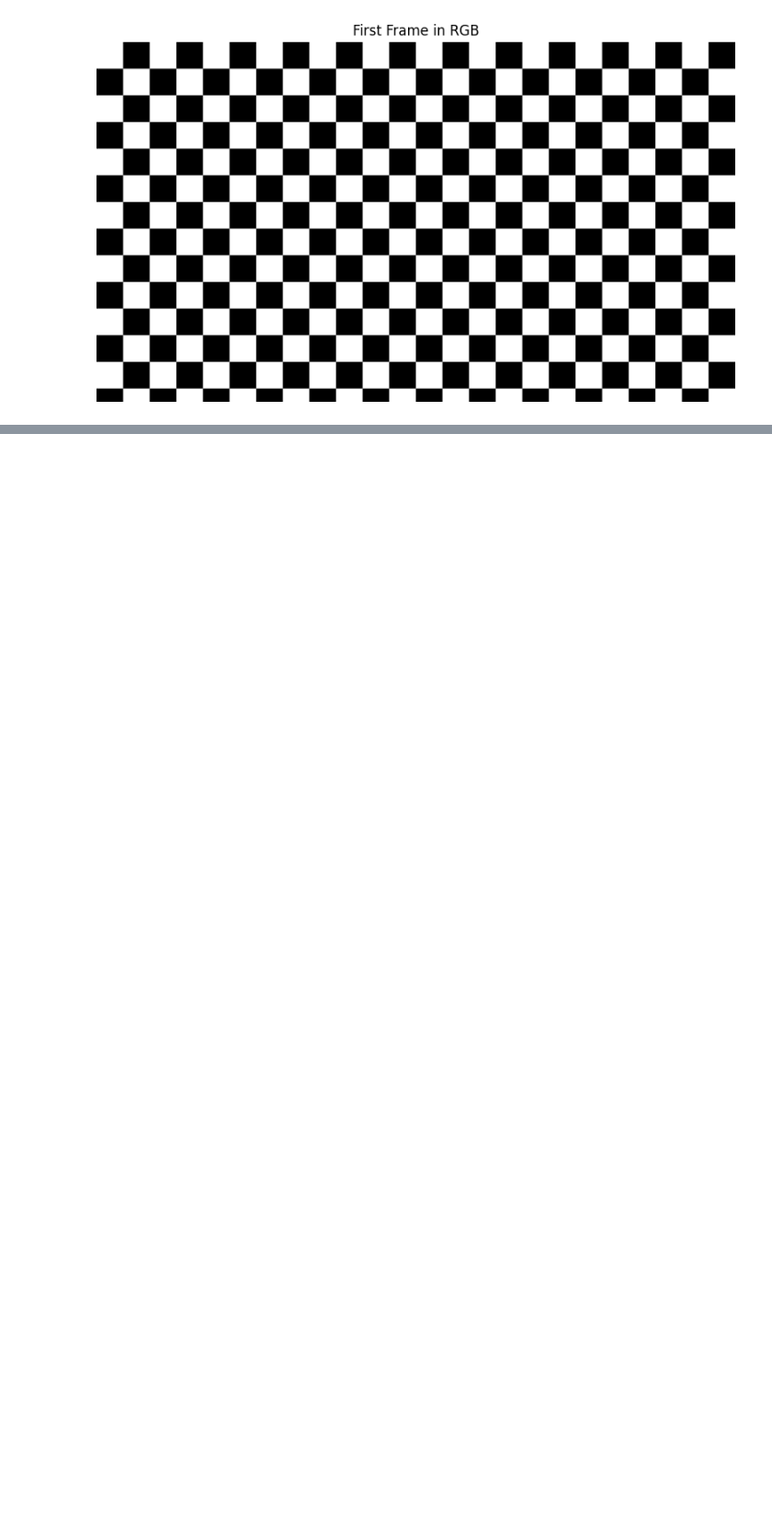
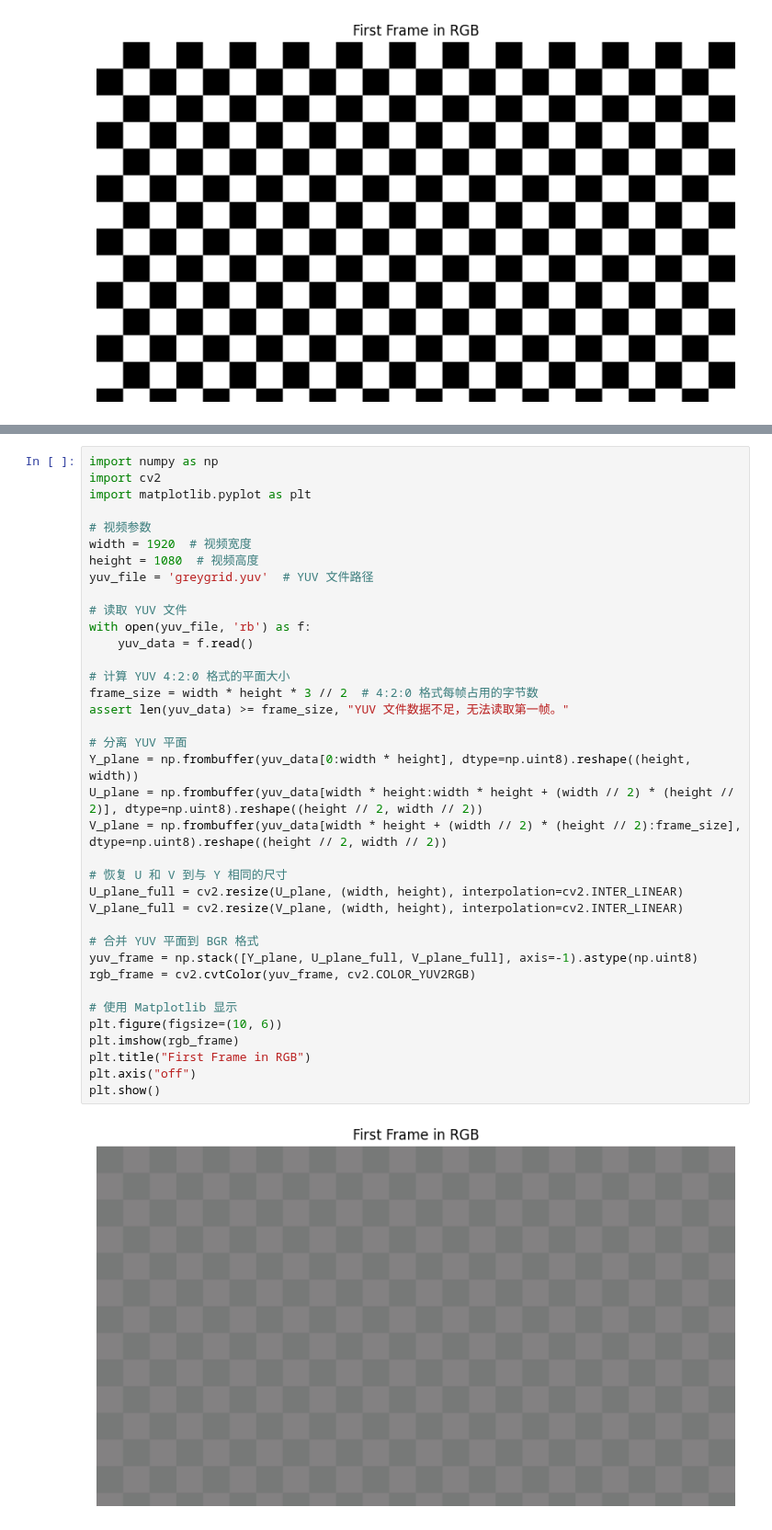
Before and after one commit to ac-freeman/GSVC, a Jupyter notebook: genrate_video.ipynb, the cells around one changed output, grey strips where cells are left out. Shown at 92% size. Drawn from its saved outputs; the diff is of its cells as text; blank space fills up the shorter version.

```diff
--- a/genrate_video.ipynb
+++ b/genrate_video.ipynb
@@ -164,0 +211,39 @@ plt.show()
+# %%
+import numpy as np
+import cv2
+import matplotlib.pyplot as plt
+
+# 视频参数
+width = 1920  # 视频宽度
+height = 1080  # 视频高度
+yuv_file = 'greygrid.yuv'  # YUV 文件路径
+
+# 读取 YUV 文件
+with open(yuv_file, 'rb') as f:
+    yuv_data = f.read()
+
+# 计算 YUV 4:2:0 格式的平面大小
+frame_size = width * height * 3 // 2  # 4:2:0 格式每帧占用的字节数
+assert len(yuv_data) >= frame_size, "YUV 文件数据不足，无法读取第一帧。"
+
+# 分离 YUV 平面
+Y_plane = np.frombuffer(yuv_data[0:width * height], dtype=np.uint8).reshape((height, width))
+U_plane = np.frombuffer(yuv_data[width * height:width * height + (width // 2) * (height // 2)], dtype=np.uint8).reshape((height // 2, width // 2))
+V_plane = np.frombuffer(yuv_data[width * height + (width // 2) * (height // 2):frame_size], dtype=np.uint8).reshape((height // 2, width // 2))
+
+# 恢复 U 和 V 到与 Y 相同的尺寸
+U_plane_full = cv2.resize(U_plane, (width, height), interpolation=cv2.INTER_LINEAR)
+V_plane_full = cv2.resize(V_plane, (width, height), interpolation=cv2.INTER_LINEAR)
+
+# 合并 YUV 平面到 BGR 格式
+yuv_frame = np.stack([Y_plane, U_plane_full, V_plane_full], axis=-1).astype(np.uint8)
+rgb_frame = cv2.cvtColor(yuv_frame, cv2.COLOR_YUV2RGB)
+
+# 使用 Matplotlib 显示
+plt.figure(figsize=(10, 6))
+plt.imshow(rgb_frame)
+plt.title("First Frame in RGB")
+plt.axis("off")
+plt.show()
+# %% [output]
+[figure, added]
```
Also changed, not shown: parts of 1 cell of this notebook, 2 other files.
